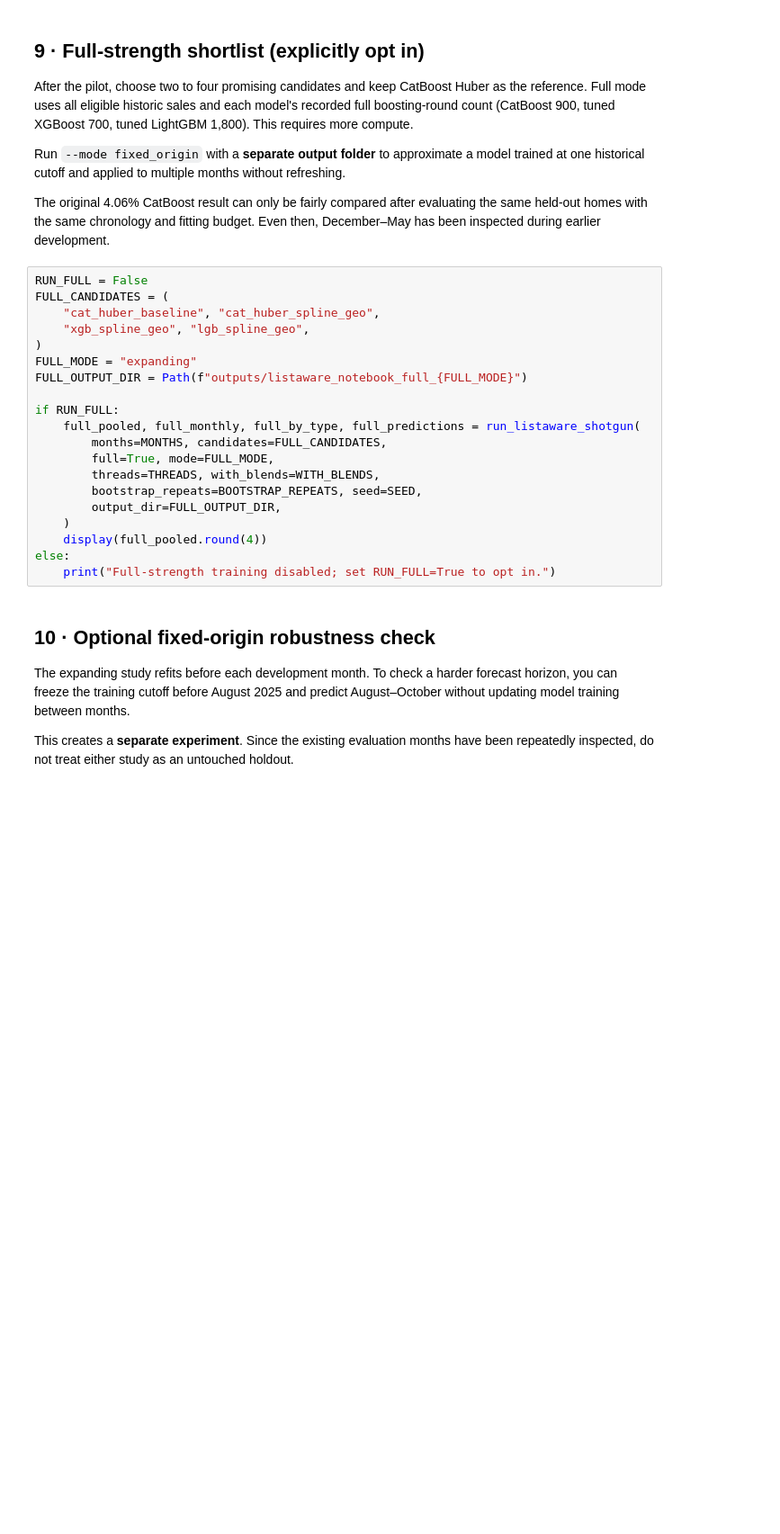
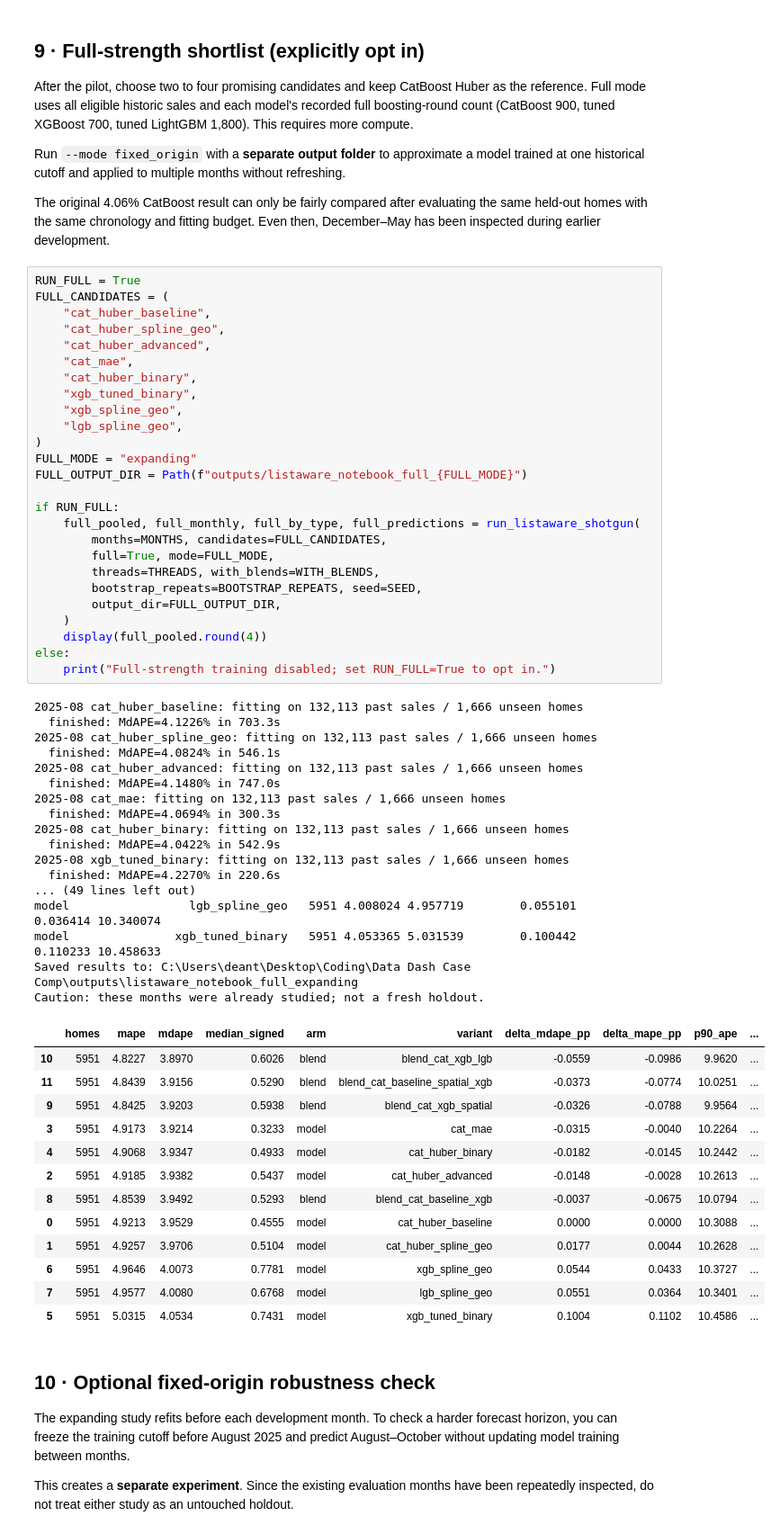
Before and after one commit to HiddenL123/SSU-Data-Dash-hdnl-comp, a Jupyter notebook: listaware_shotgun.ipynb, the cells around one changed output. Shown at 90% size. Cells and saved outputs as stored; diff of their text form; blank space fills up the shorter version.

```diff
--- a/listaware_shotgun.ipynb
+++ b/listaware_shotgun.ipynb
@@ -264,25 +421,62 @@ Run `--mode fixed_origin` with a **separate output folder** to approximate a mod
 
 The original 4.06% CatBoost result can only be fairly compared after evaluating the same held-out homes with the same chronology and fitting budget. Even then, December–May has been inspected during earlier development.
 # %%
-RUN_FULL = False
+RUN_FULL = True
 FULL_CANDIDATES = (
-    "cat_huber_baseline", "cat_huber_spline_geo",
-    "xgb_spline_geo", "lgb_spline_geo",
+    "cat_huber_baseline",
+    "cat_huber_spline_geo",
+    "cat_huber_advanced",
+    "cat_mae",
+    "cat_huber_binary",
+    "xgb_tuned_binary",
+    "xgb_spline_geo",
+    "lgb_spline_geo",
 )
 FULL_MODE = "expanding"
 FULL_OUTPUT_DIR = Path(f"outputs/listaware_notebook_full_{FULL_MODE}")
 
 if RUN_FULL:
     full_pooled, full_monthly, full_by_type, full_predictions = run_listaware_shotgun(
         months=MONTHS, candidates=FULL_CANDIDATES,
         full=True, mode=FULL_MODE,
         threads=THREADS, with_blends=WITH_BLENDS,
         bootstrap_repeats=BOOTSTRAP_REPEATS, seed=SEED,
         output_dir=FULL_OUTPUT_DIR,
     )
     display(full_pooled.round(4))
 else:
     print("Full-strength training disabled; set RUN_FULL=True to opt in.")
+# %% [output]
+2025-08 cat_huber_baseline: fitting on 132,113 past sales / 1,666 unseen homes
+  finished: MdAPE=4.1226% in 703.3s
+2025-08 cat_huber_spline_geo: fitting on 132,113 past sales / 1,666 unseen homes
+  finished: MdAPE=4.0824% in 546.1s
+2025-08 cat_huber_advanced: fitting on 132,113 past sales / 1,666 unseen homes
+  finished: MdAPE=4.1480% in 747.0s
+2025-08 cat_mae: fitting on 132,113 past sales / 1,666 unseen homes
+  finished: MdAPE=4.0694% in 300.3s
+2025-08 cat_huber_binary: fitting on 132,113 past sales / 1,666 unseen homes
+  finished: MdAPE=4.0422% in 542.9s
+2025-08 xgb_tuned_binary: fitting on 132,113 past sales / 1,666 unseen homes
+  finished: MdAPE=4.2270% in 220.6s
+... (49 lines left out)
+model                 lgb_spline_geo   5951 4.008024 4.957719        0.055101       0.036414 10.340074
+model               xgb_tuned_binary   5951 4.053365 5.031539        0.100442       0.110233 10.458633
+Saved results to: C:\Users\deant\Desktop\Coding\Data Dash Case Comp\outputs\listaware_notebook_full_expanding
+Caution: these months were already studied; not a fresh holdout.
+|  | homes | mape | mdape | median_signed | arm | variant | delta_mdape_pp | delta_mape_pp | p90_ape | ... |
+| 10 | 5951 | 4.8227 | 3.8970 | 0.6026 | blend | blend_cat_xgb_lgb | -0.0559 | -0.0986 | 9.9620 | ... |
+| 11 | 5951 | 4.8439 | 3.9156 | 0.5290 | blend | blend_cat_baseline_spatial_xgb | -0.0373 | -0.0774 | 10.0251 | ... |
+| 9 | 5951 | 4.8425 | 3.9203 | 0.5938 | blend | blend_cat_xgb_spatial | -0.0326 | -0.0788 | 9.9564 | ... |
+| 3 | 5951 | 4.9173 | 3.9214 | 0.3233 | model | cat_mae | -0.0315 | -0.0040 | 10.2264 | ... |
+| 4 | 5951 | 4.9068 | 3.9347 | 0.4933 | model | cat_huber_binary | -0.0182 | -0.0145 | 10.2442 | ... |
+| 2 | 5951 | 4.9185 | 3.9382 | 0.5437 | model | cat_huber_advanced | -0.0148 | -0.0028 | 10.2613 | ... |
+| 8 | 5951 | 4.8539 | 3.9492 | 0.5293 | blend | blend_cat_baseline_xgb | -0.0037 | -0.0675 | 10.0794 | ... |
+| 0 | 5951 | 4.9213 | 3.9529 | 0.4555 | model | cat_huber_baseline | 0.0000 | 0.0000 | 10.3088 | ... |
+| 1 | 5951 | 4.9257 | 3.9706 | 0.5104 | model | cat_huber_spline_geo | 0.0177 | 0.0044 | 10.2628 | ... |
+| 6 | 5951 | 4.9646 | 4.0073 | 0.7781 | model | xgb_spline_geo | 0.0544 | 0.0433 | 10.3727 | ... |
+| 7 | 5951 | 4.9577 | 4.0080 | 0.6768 | model | lgb_spline_geo | 0.0551 | 0.0364 | 10.3401 | ... |
+| 5 | 5951 | 5.0315 | 4.0534 | 0.7431 | model | xgb_tuned_binary | 0.1004 | 0.1102 | 10.4586 | ... |
 # %% [markdown]
 ## 10 · Optional fixed-origin robustness check
 
```
Also changed, not shown: parts of 9 cells of this notebook, 2 other files.
